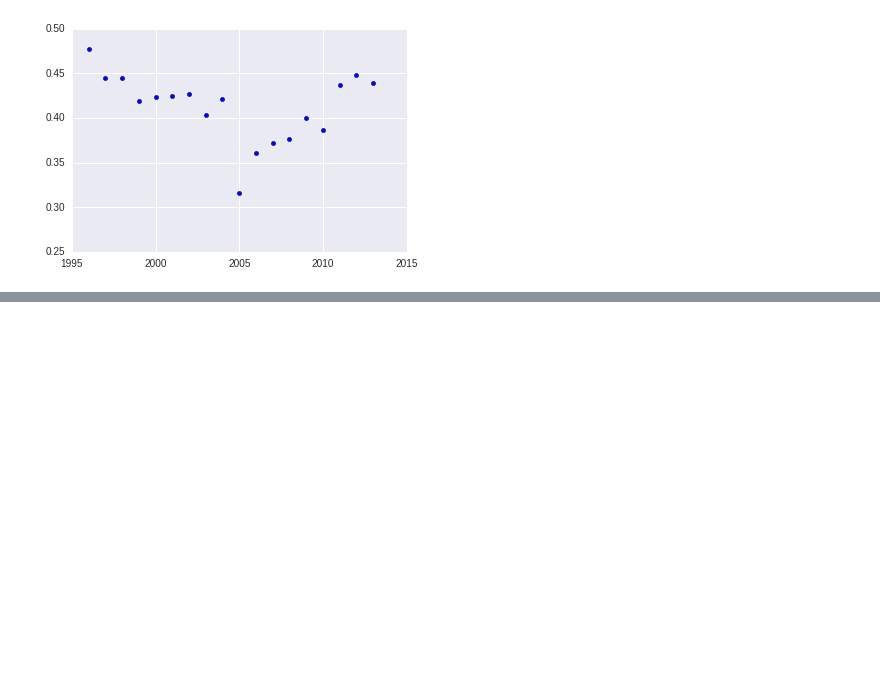
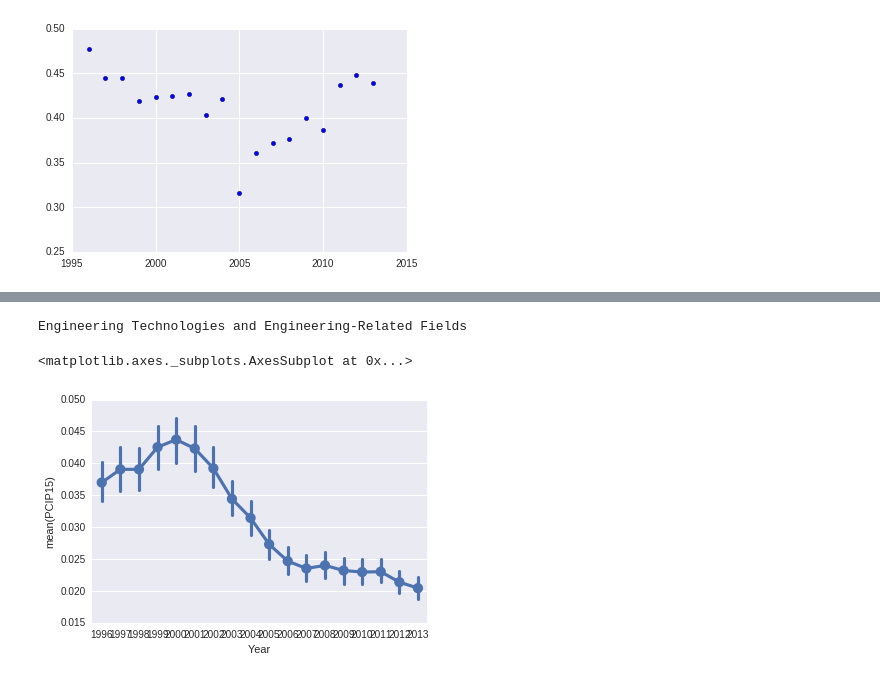
Before and after one commit to tj-kim/DataScience16CTW, a Jupyter notebook: majoroveryears.ipynb, the cells around one changed output, grey strips where cells are left out. Cells and saved outputs as stored; diff of their text form; code cells hidden in the pictures; blank space fills up the shorter version.

```diff
--- a/majoroveryears.ipynb
+++ b/majoroveryears.ipynb
@@ -157,0 +167,7 @@ sns.pointplot(data=df, x = 'Year', y ='PCIP27')#,hue='OPEID')
+# %%
+print dmajor['PCIP15']
+sns.pointplot(data=df, x = 'Year', y ='PCIP15')
+# %% [output]
+Engineering Technologies and Engineering-Related Fields
+<matplotlib.axes._subplots.AxesSubplot at 0x...>
+[figure, added]
```
Also changed, not shown: parts of 37 cells of this notebook, 3 other files.
